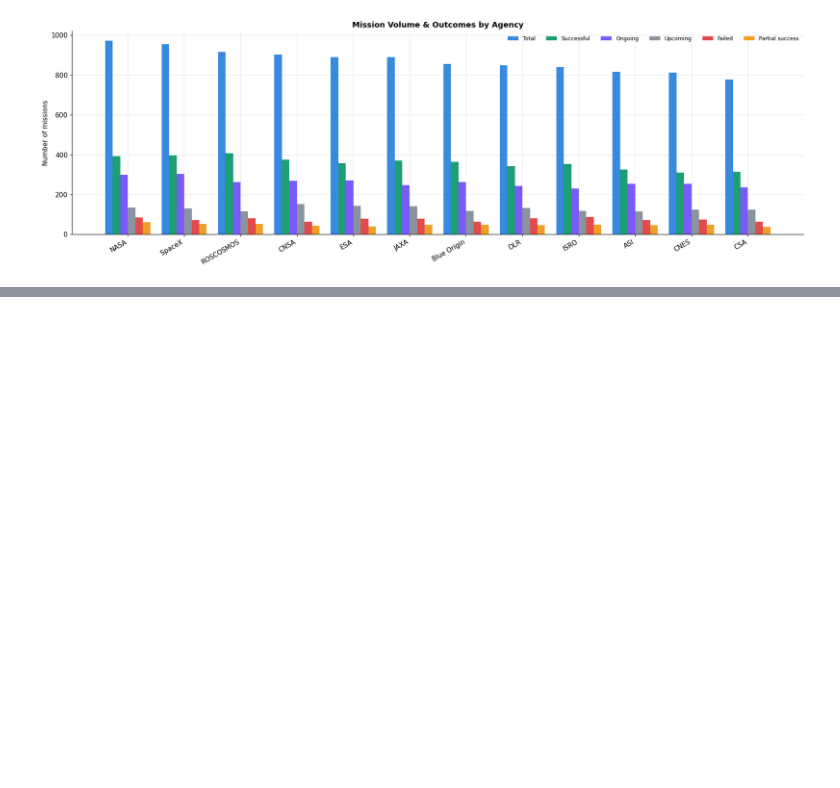
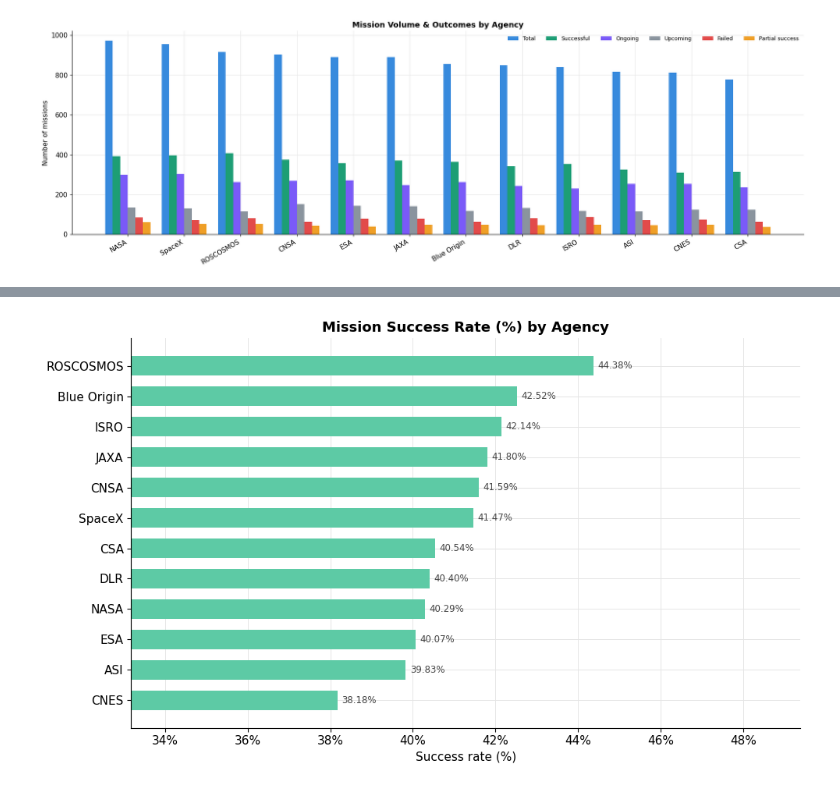
Before and after one commit to ahmedmohi0/Space_mission_analysis, a Jupyter notebook: notebooks/02_EDA.ipynb, the cells around one changed output, grey strips where cells are left out. Saved outputs shown, nothing was run; the diff lists cells and outputs as text; code cells hidden in the pictures; blank space fills up the shorter version.

```diff
--- a/notebooks/02_EDA.ipynb
+++ b/notebooks/02_EDA.ipynb
@@ -180,0 +207,36 @@ plt.show()
+# %%
+
+df_sr = agency_summary.copy()
+df_sr["success_rate_num"] = df_sr["success_rate"].str.replace("%", "").astype(float)
+df_sr = df_sr.sort_values("success_rate_num")
+
+
+fig, ax = plt.subplots(figsize=(10, 6))
+
+bars = ax.barh(
+    df_sr["agency_name"],
+    df_sr["success_rate_num"],
+    color="#5DCAA5",
+    edgecolor="none",
+    height=0.65,
+)
+for bar, val in zip(bars, df_sr["success_rate_num"]):
+    ax.text(
+        val + 0.1,
+        bar.get_y() + bar.get_height() / 2,
+        f"{val:.2f}%",
+        va="center", ha="left", fontsize=8.5, color="#444",
+    )
+
+ax.set_title("Mission Success Rate (%) by Agency", fontsize=13, fontweight="bold")
+ax.set_xlabel("Success rate (%)")
+ax.set_xlim(
+    df_sr["success_rate_num"].min() - 5,
+    df_sr["success_rate_num"].max() + 5,
+)
+ax.xaxis.set_major_formatter(plt.FuncFormatter(lambda v, _: f"{v:.0f}%"))
+ax.set_axisbelow(True)
+plt.tight_layout()
+plt.show()
+# %% [output]
+[figure, added]
```
Also changed, not shown: parts of 7 cells of this notebook, 5 other files.
